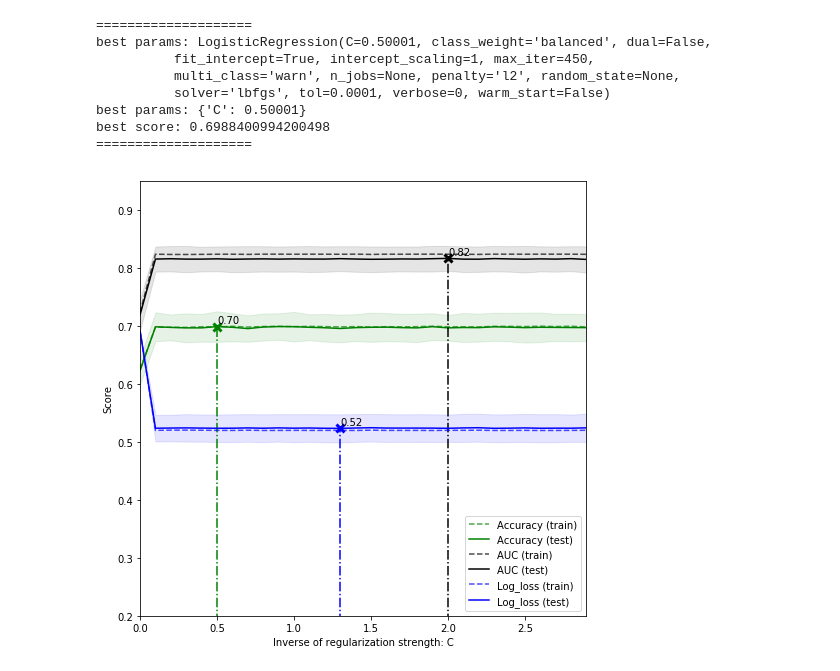
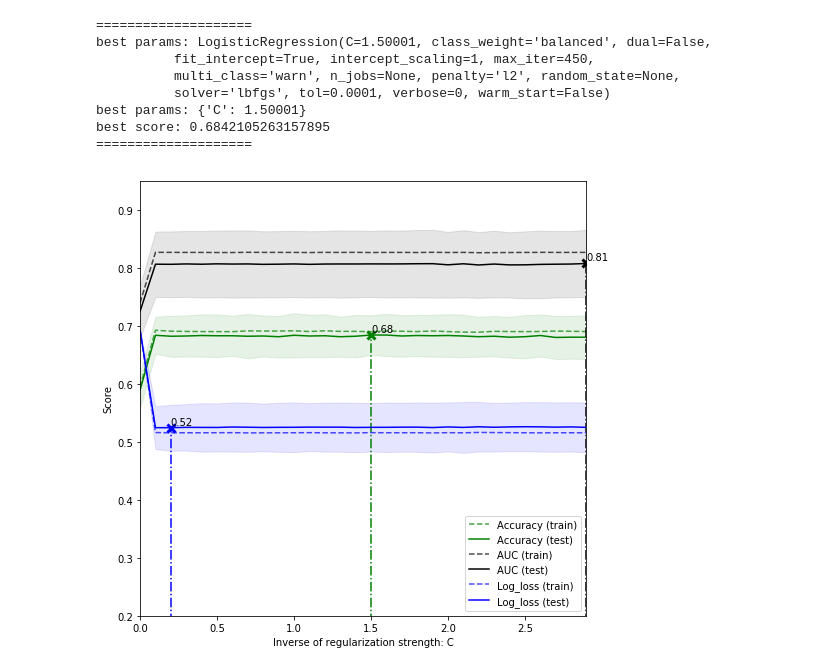
Before and after one commit to laksannathan/maximal-representative-sampling, a Jupyter notebook: src/Discriminative Learning For MRS.ipynb, the cells around one changed output. Drawn from its saved outputs; the diff is of its cells as text; code cells hidden in the pictures.

```diff
--- a/src/Discriminative Learning For MRS.ipynb
+++ b/src/Discriminative Learning For MRS.ipynb
@@ -39,12 +39,13 @@ gesis.drop(columns=drop, axis=1, inplace=True)
 
 df = pd.concat([gesis, gbs])
 df.to_csv(os.path.join(path, 'data/gbs_and_gesis.csv'), encoding = "ISO-8859-1", index= False)
-#df1 = pd.concat([gesis.head(2124), gbs.head(289)])
+df1 = pd.concat([gesis.head(2124), gbs.head(289)])
+df2 = pd.concat([gesis.tail(2125), gbs.tail(290)])
 # %%
 #grid search code from: https://www.kaggle.com/mnassrib/titanic-logistic-regression-with-python
 
-y = df.Umfrage
-X = df.drop(columns=['Umfrage'], axis=1).copy()
+y = df1.Umfrage
+X = df1.drop(columns=['Umfrage'], axis=1).copy()
 
 param_grid = {'C': np.arange(1e-05, 3, 0.1)}
 scoring = {'Accuracy': 'accuracy', 'AUC': 'roc_auc', 'Log_loss': 'neg_log_loss'}
@@ -79,37 +80,37 @@ for scorer, color in zip(list(scoring.keys()), ['g', 'k', 'b']):
         sample_score_mean = -results['mean_%s_%s' % (sample, scorer)] if scoring[scorer]=='neg_log_loss' else results['mean_%s_%s' % (sample, scorer)]
         sample_score_std = results['std_%s_%s' % (sample, scorer)]
         ax.fill_between(X_axis, sample_score_mean - sample_score_std,
                         sample_score_mean + sample_score_std,
                         alpha=0.1 if sample == 'test' else 0, color=color)
         ax.plot(X_axis, sample_score_mean, style, color=color,
                 alpha=1 if sample == 'test' else 0.7,
                 label="%s (%s)" % (scorer, sample))
 
     best_index = np.nonzero(results['rank_test_%s' % scorer] == 1)[0][0]
     best_score = -results['mean_test_%s' % scorer][best_index] if scoring[scorer]=='neg_log_loss' else results['mean_test_%s' % scorer][best_index]
 
     # Plot a dotted vertical line at the best score for that scorer marked by x
     ax.plot([X_axis[best_index], ] * 2, [0, best_score],
             linestyle='-.', color=color, marker='x', markeredgewidth=3, ms=8)
 
     # Annotate the best score for that scorer
     ax.annotate("%0.2f" % best_score,
                 (X_axis[best_index], best_score + 0.005))
 
 plt.legend(loc="best")
 plt.grid('off')
 plt.savefig(os.path.join(path, 'tex/fig/logistic_grid.png'))
 plt.show()
 # %% [output]
 ====================
-best params: LogisticRegression(C=0.50001, class_weight='balanced', dual=False,
+best params: LogisticRegression(C=1.50001, class_weight='balanced', dual=False,
           fit_intercept=True, intercept_scaling=1, max_iter=450,
           multi_class='warn', n_jobs=None, penalty='l2', random_state=None,
           solver='lbfgs', tol=0.0001, verbose=0, warm_start=False)
-best params: {'C': 0.50001}
-best score: 0.6988400994200498
+best params: {'C': 1.50001}
+best score: 0.6842105263157895
 ====================
-[figure, old version]
+[figure, new version]
 # %%
 #grid search code from: https://www.kaggle.com/mnassrib/titanic-logistic-regression-with-python
 
```
Also changed, not shown: parts of 4 cells of this notebook.
